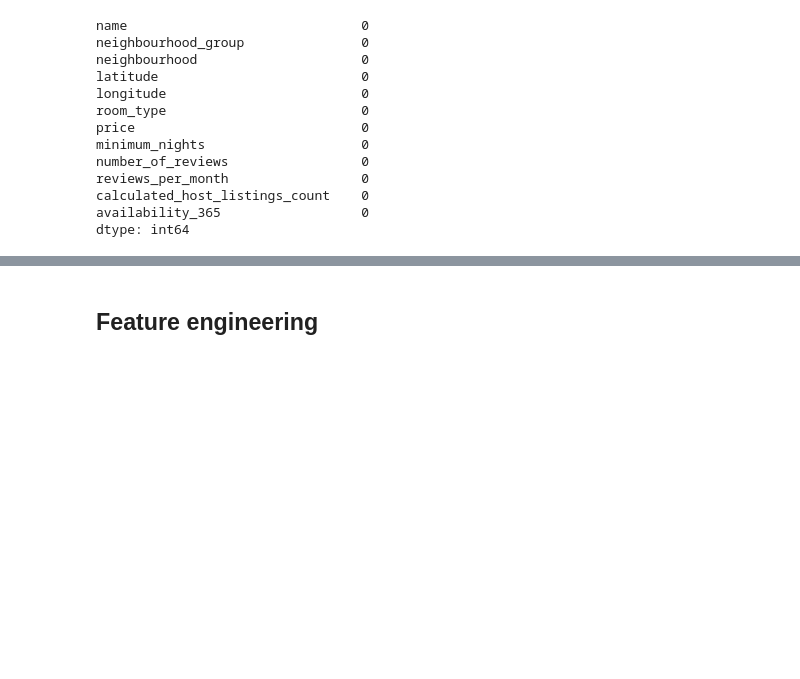
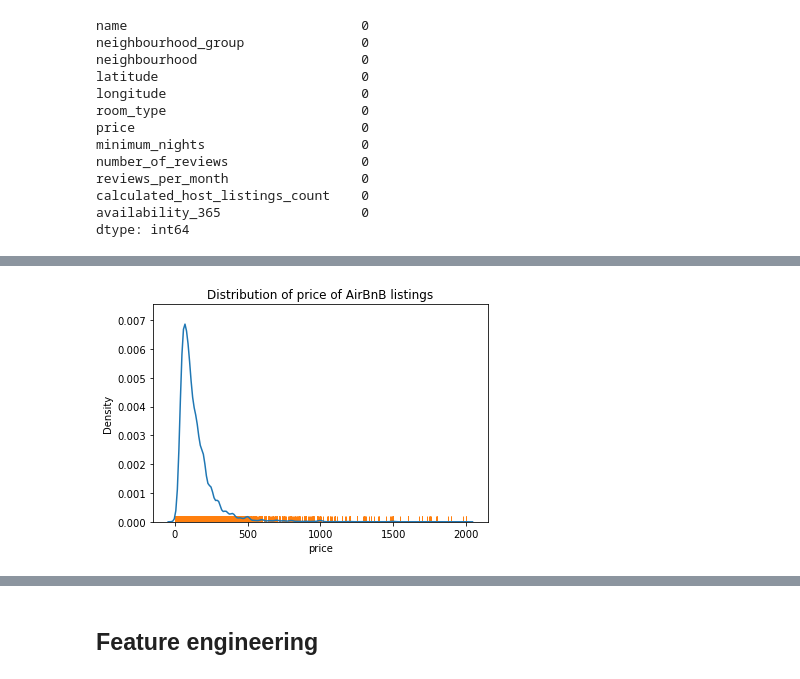
Before and after one commit to miahatton/airbnb_reviews, a Jupyter notebook: analysis_1.ipynb, the cells around one changed output, grey strips where cells are left out. Drawn from its saved outputs; the diff is of its cells as text; code cells hidden in the pictures; blank space fills up the shorter version.

```diff
--- a/analysis_1.ipynb
+++ b/analysis_1.ipynb
@@ -114,0 +169,10 @@ dtype: int64
+# %%
+# Now examine distributions of numeric features, e.g. price
+
+sns.kdeplot(data = df[df['price']<2000], # ignore the outliers for visualisation
+            x = 'price')
+sns.rugplot(data = df[df['price']<2000], # ignore the outliers for visualisation
+            x = 'price')
+plt.title("Distribution of price of AirBnB listings");
+# %% [output]
+[figure, added]
```
Also changed, not shown: parts of 65 cells of this notebook, 4 other files.
